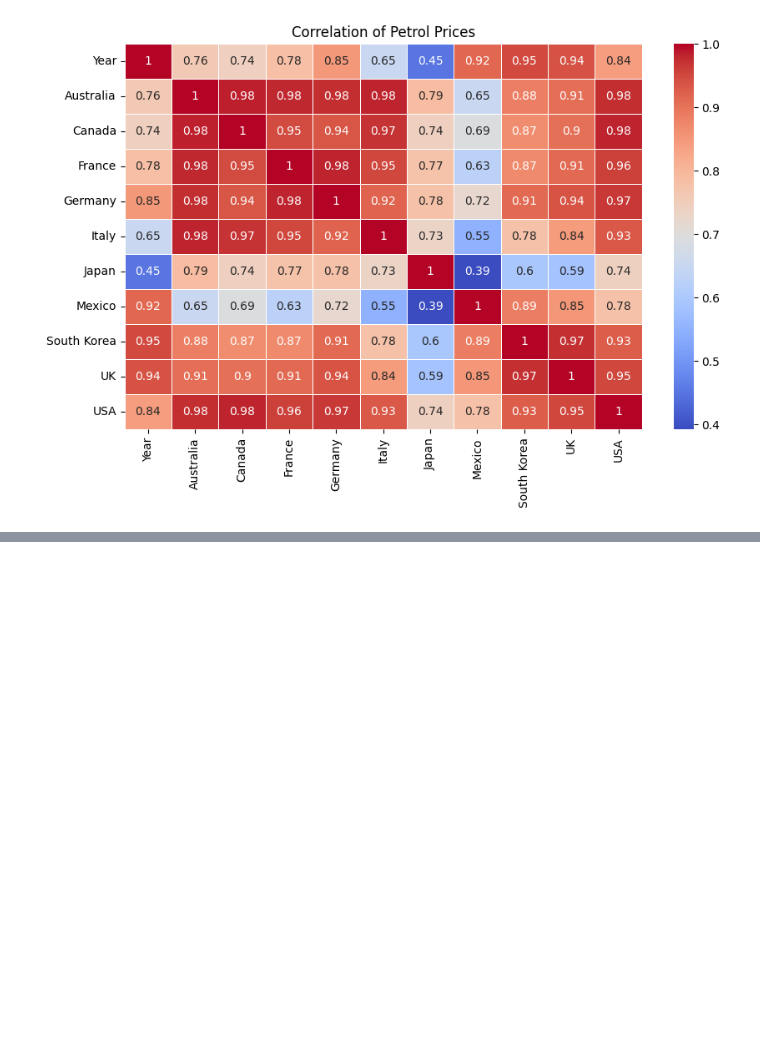
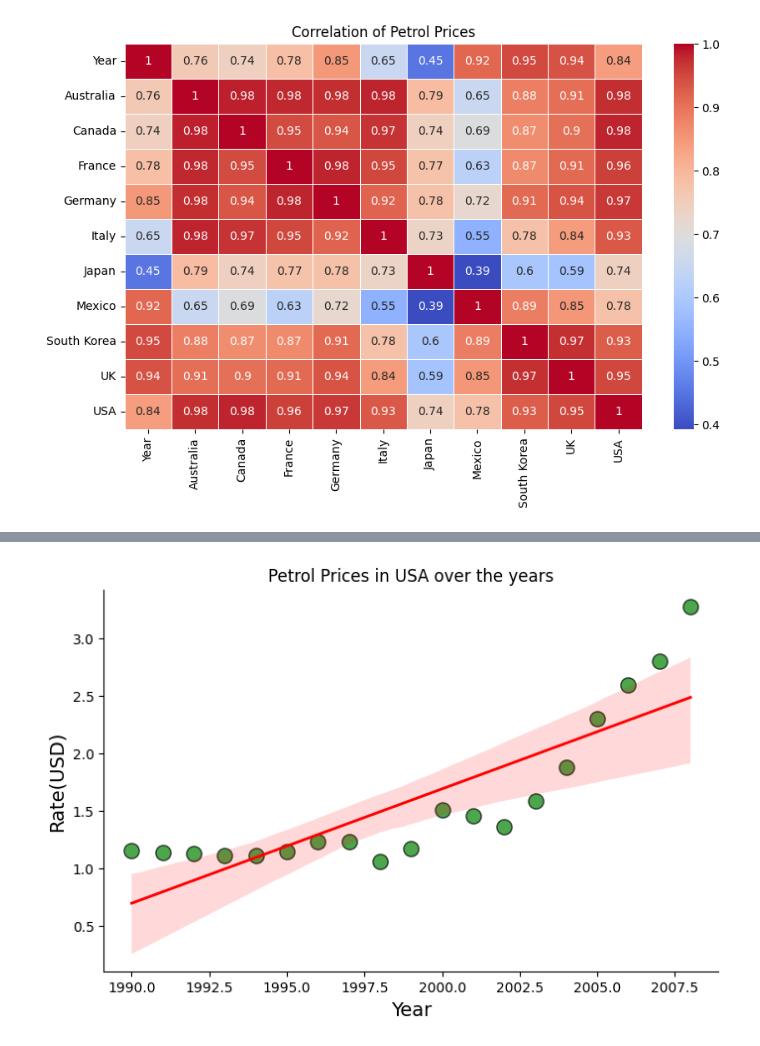
Before and after one commit to ashu-tagore/Data_Science_Basics, a Jupyter notebook: notebooks/03_Data_Visualization.ipynb, the cells around one changed output, grey strips where cells are left out. Saved outputs shown, nothing was run; the diff lists cells and outputs as text; code cells hidden in the pictures; blank space fills up the shorter version.

```diff
--- a/notebooks/03_Data_Visualization.ipynb
+++ b/notebooks/03_Data_Visualization.ipynb
@@ -276,0 +301,16 @@ plt.show()
+# %%
+# Regression Model Plot
+plt.figure(figsize=(8,5))
+
+sns.regplot(x='Year', y='USA', data=df,
+            scatter_kws={"s":120, 'color':"green", 'edgecolor':"black", 'alpha':0.7},
+            line_kws={'color':'red', 'lw':2})
+
+plt.title('Petrol Prices in USA over the years')
+plt.xlabel('Year', fontsize=14)
+plt.ylabel('Rate(USD)', fontsize=14)
+
+sns.despine()
+plt.show()
+# %% [output]
+[figure, added]
```
Also changed, not shown: parts of 5 cells of this notebook.
